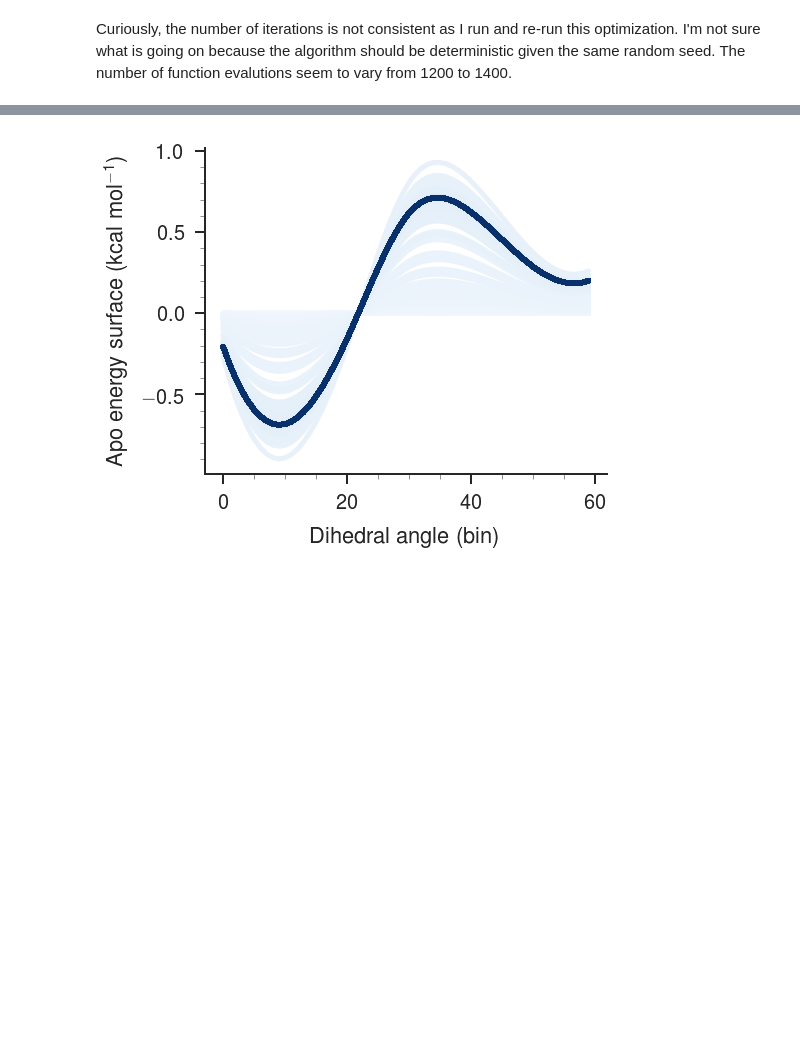
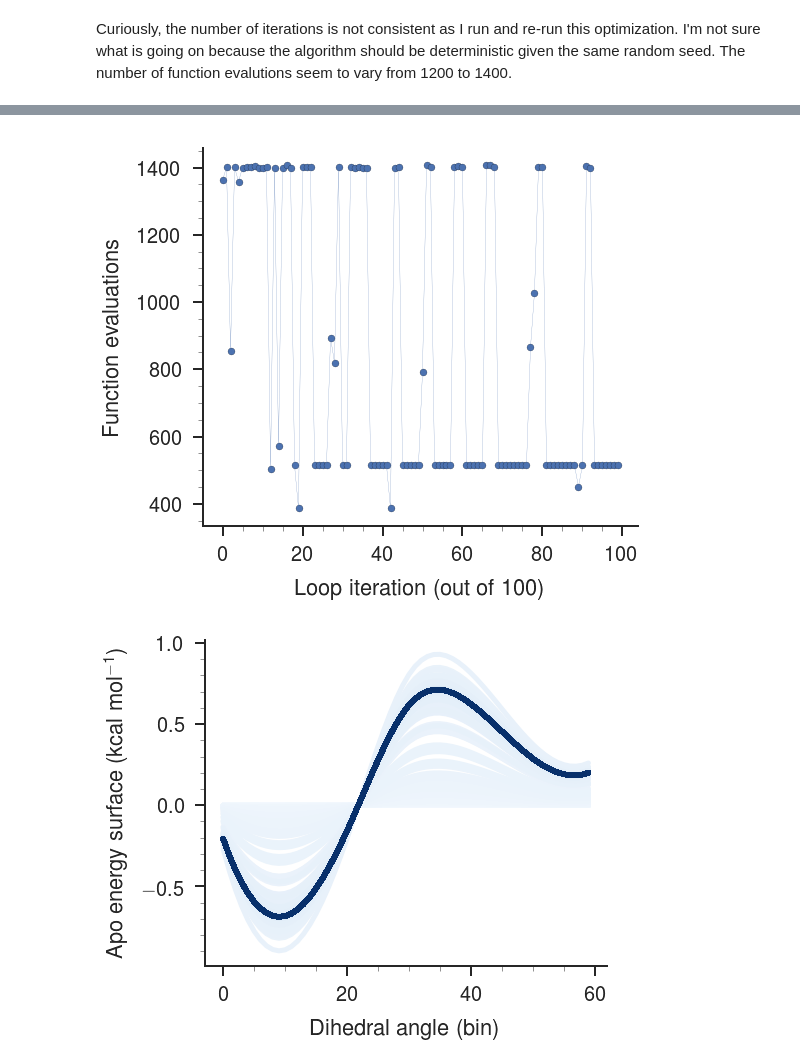
Before and after one commit to slochower/nonequilibrium-master, a Jupyter notebook: notebooks/surface-optimization/optimize-flux.ipynb, the cells around one changed output, grey strips where cells are left out. Cells and saved outputs as stored; diff of their text form; code cells hidden in the pictures; blank space fills up the shorter version.

```diff
--- a/notebooks/surface-optimization/optimize-flux.ipynb
+++ b/notebooks/surface-optimization/optimize-flux.ipynb
@@ -87,3 +92,11 @@ results['nfev']
+# %%
+from motors.aesthetics import setup_plot
+fig, ax = setup_plot('Function evaluations', 'Loop iteration (out of 100)')
+ax.scatter(range(100), iterations, lw=0.2, edgecolor='k')
+ax.plot(range(100), iterations, lw=0.2)
+paper_plot(fig, save=True, filename='nelder-mead-evaluations')
+# %% [output]
+[figure, added]
 # %%
 fig = plt.figure(figsize=(6 * 1.2, 6))
 grid = GridSpec(1, 1, wspace=0.4, hspace=0.2)
```
Also changed, not shown: parts of 2 cells of this notebook, 3 other files.
